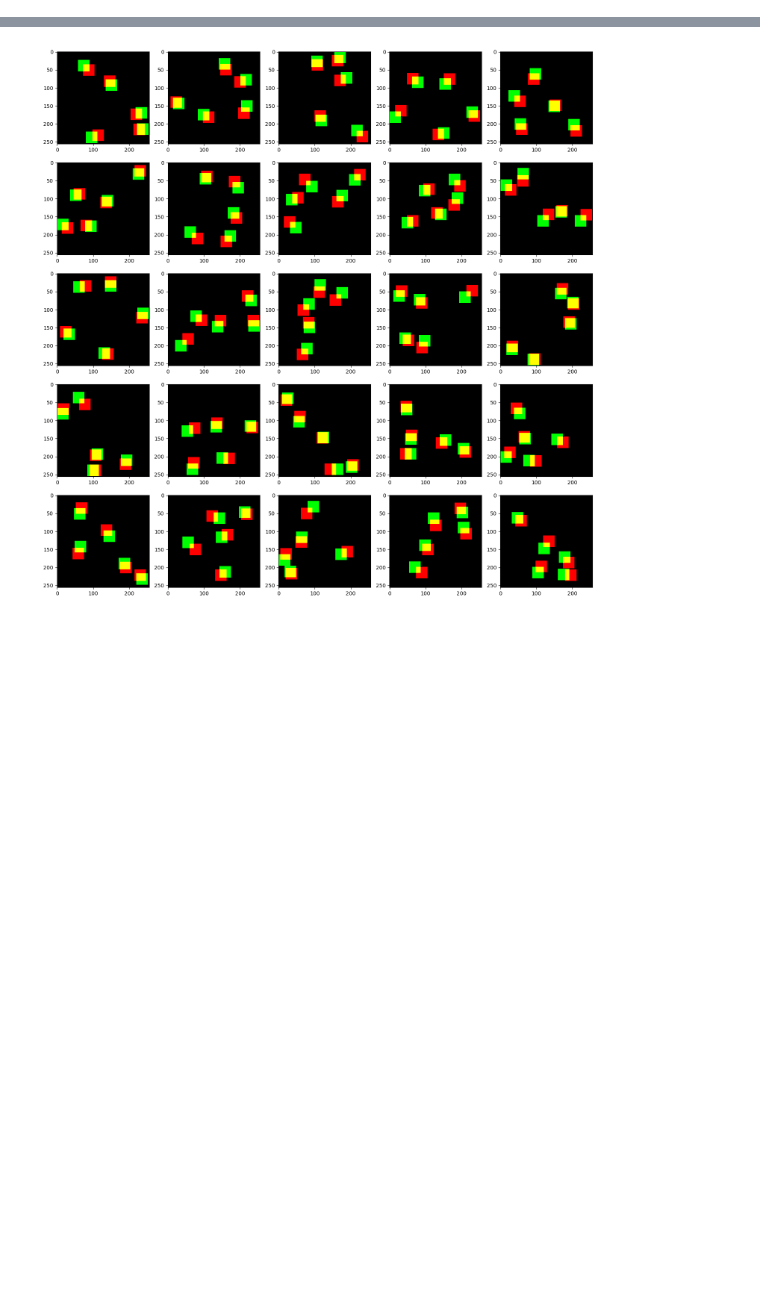
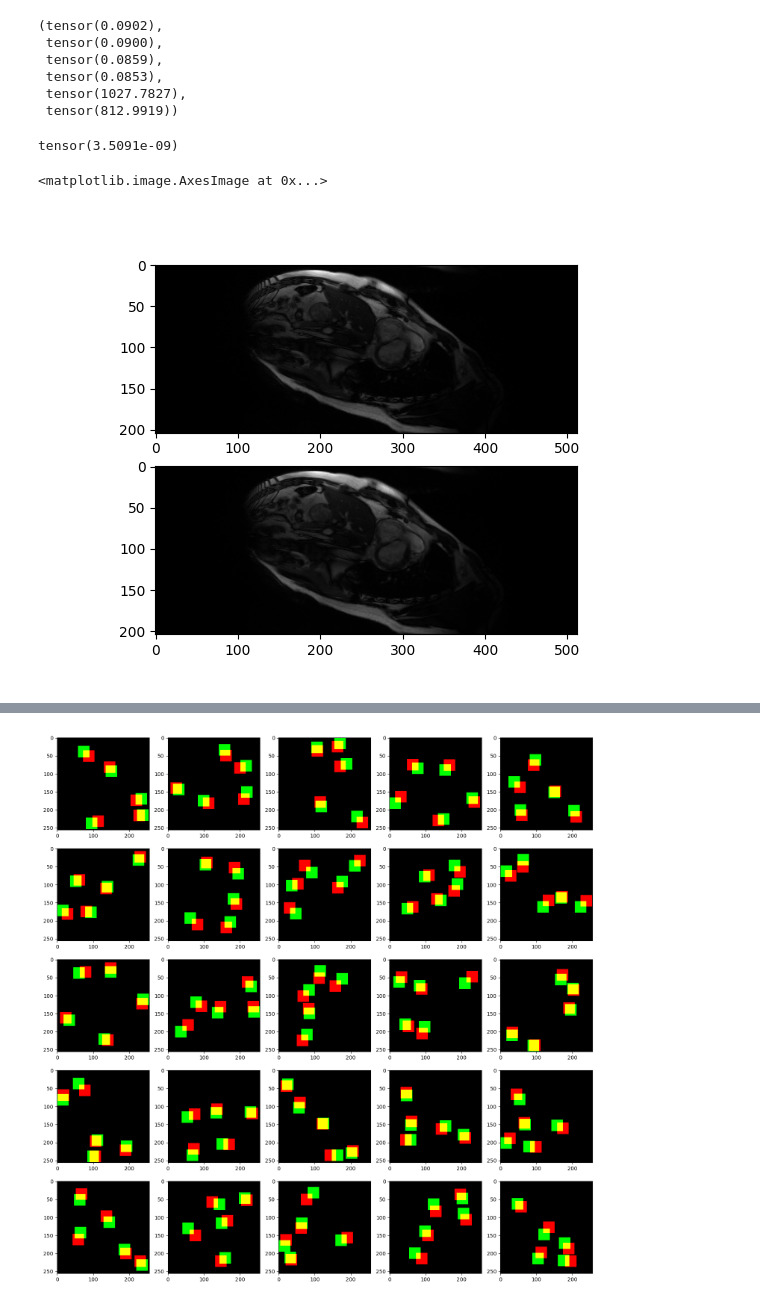
Before and after one commit to somcogo/space_time_reg, a Jupyter notebook: notebook.ipynb, the cells around one changed output, grey strips where cells are left out. Drawn from its saved outputs; the diff is of its cells as text; code cells hidden in the pictures; blank space fills up the shorter version.

```diff
--- a/notebook.ipynb
+++ b/notebook.ipynb
@@ -12,3 +12,33 @@ import numpy as np
 import matplotlib.pyplot as plt
 import nibabel as nib
 import fastmri
+# %%
+res = torch.load('log/cmr/soft_con/sim_loss_no_abs/only_rec/noftv3-cmr_gt_test-lr1e-4-rlr1e-5-ilr1e-2-wd0-negJ1e-4-grd0-rl20-lap0-pgr0-hel0-rec1e-7-irec1e-2-sim1-dep3-dim64-tp2-e1000-re50-rs2-euler-ts0.1-groupsiren-st0-sl0-seed0-no-db-apg-no-rm-f1-a1-rec-int0-lit/res.pt', weights_only=False)
+# %%
+init = res['recon_init']
+move = res['moving']
+
+inabs = fastmri.complex_abs(init.movedim(1,-1))
+moabs = fastmri.complex_abs(move.movedim(1,-1))
+# %%
+inabs.max(), moabs.max(), init.abs().max(), move.abs().max(), init.abs().sum(), inabs.sum()
+# %% [output]
+(tensor(0.0902),
+ tensor(0.0900),
+ tensor(0.0859),
+ tensor(0.0853),
+ tensor(1027.7827),
+ tensor(812.9919))
+# %%
+lossfn = nn.MSELoss()
+loss = lossfn(init, move)
+loss
+# %% [output]
+tensor(3.5091e-09)
+# %%
+f,a = plt.subplots(2)
+a[0].imshow(inabs[0], cmap='gray')
+a[1].imshow(moabs[0], cmap='gray')
+# %% [output]
+<matplotlib.image.AxesImage at 0x...>
+[figure, added]
```
Also changed, not shown: parts of 5 cells of this notebook, 9 other files.
